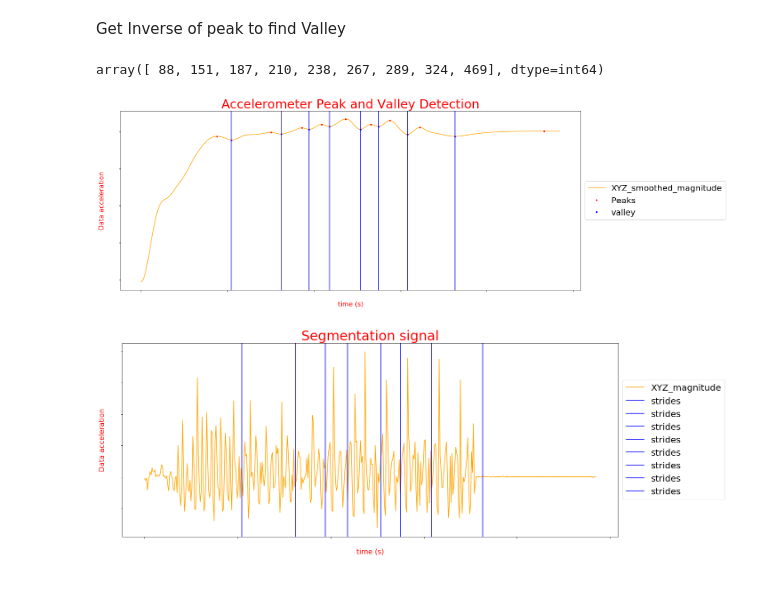
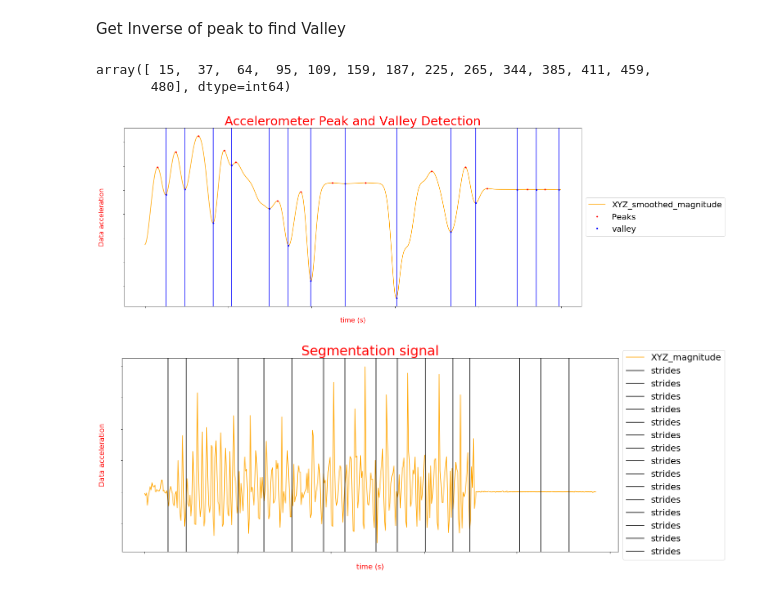
Before and after one commit to yousefkhaled282/Human-Activity-Recognition, a Jupyter notebook: Human Activity Recognition.ipynb, the cells around one changed output. Drawn from its saved outputs; the diff is of its cells as text; code cells hidden in the pictures.

```diff
--- a/Human Activity Recognition.ipynb
+++ b/Human Activity Recognition.ipynb
@@ -9,7 +5,7 @@ import matplotlib.pyplot as plt
 # %% [markdown]
 ### Load data
 # %%
-df=pd.read_csv('Dataset FOr HAR.csv')
+df=pd.read_excel('HAR.xlsx')
 # %%
 df.head()
 # %% [output]
@@ -59,7 +50,7 @@ Z_acc= df['z'].values
 ### Applying Low-Pass Filter to Acceleration Signals
 # %%
 def Filter (Data):
-        a=0.05  # Cofficient of filter
+        a=0.6  # Cofficient of filter
         S=list(Data)  #convert acc data to list
         X=[]          #empty list to append filter data in it
         for i in range(0,len(S)):
@@ -203,7 +196,8 @@ valley, _ = find_peaks(inv_peak) ##setect
 # %%
 peak_x
 # %% [output]
-array([ 88, 151, 187, 210, 238, 267, 289, 324, 469], dtype=int64)
+array([ 15,  37,  64,  95, 109, 159, 187, 225, 265, 344, 385, 411, 459,
+       480], dtype=int64)
 # %%
 list_of_valley=list(valley)
 # %%
@@ -224,19 +218,19 @@ plt.yticks(fontsize=16,color='white')
 
 plt.show()
 # %% [output]
-[figure, old version]
+[figure, new version]
 # %%
 plt.figure(figsize=(20,8))
 plt.plot(df['timeElapsed'],XYZ,label='XYZ_magnitude',color='orange')
 for i in list_of_valley:
-    plt.axvline(t[i],color='blue',label='strides')
+    plt.axvline(t[i],color='black',label='strides')
 plt.title('Segmentation signal',color='red',fontsize=30)
 plt.ylabel('Data acceleration',color='red',fontsize=16)
 plt.xlabel('time (s)',color='red',fontsize=16)
 plt.legend(loc='center left', bbox_to_anchor=(1, 0.5),prop={'size': 20})
 plt.xticks(fontsize=16,color='white')
 plt.yticks(fontsize=16,color='white')
 
 plt.show()
 # %% [output]
-[figure, old version]
+[figure, new version]
```
Also changed, not shown: parts of 14 cells of this notebook, 1 other file.
